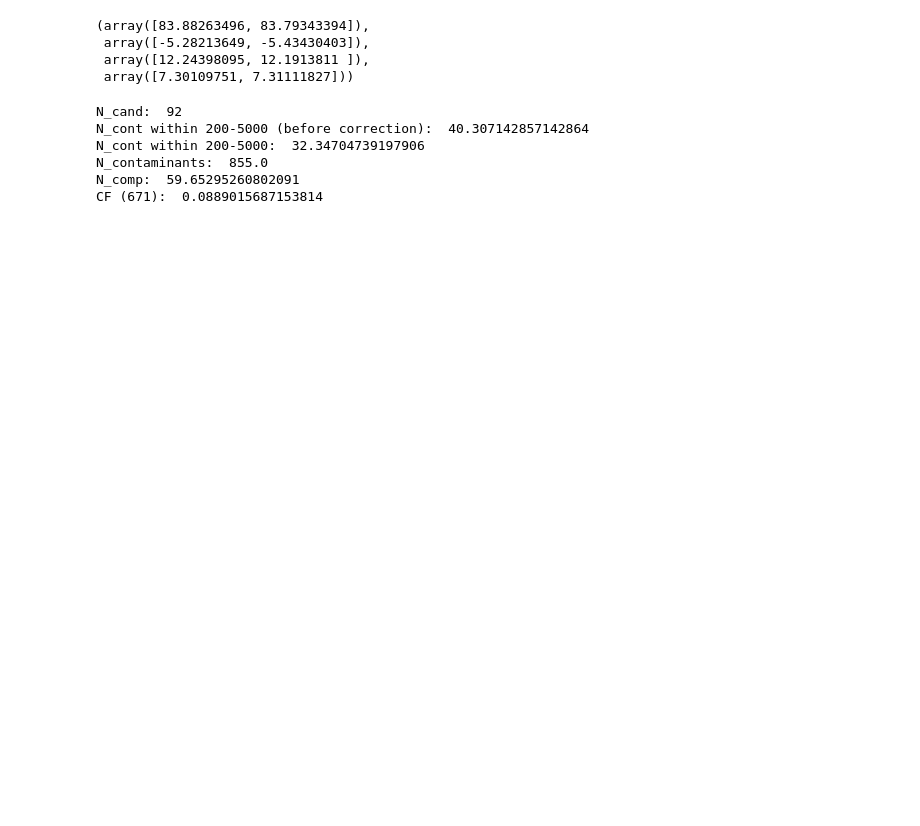
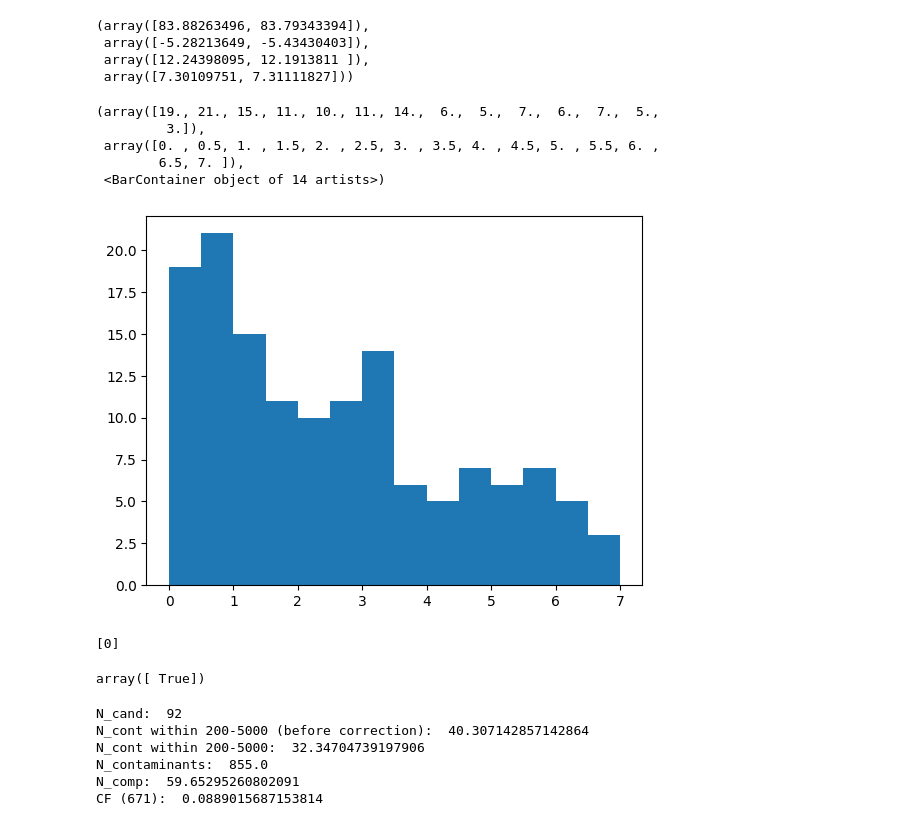
Before and after one commit to PrabhaniR/Artificial_Star_Test, a Jupyter notebook: CF.ipynb, the cells around one changed output. Cells and saved outputs as stored; diff of their text form; code cells hidden in the pictures; blank space fills up the shorter version.

```diff
--- a/CF.ipynb
+++ b/CF.ipynb
@@ -362,6 +388,24 @@ r_comp[dm_comp*10>70], dc_comp[dm_comp*10>70], mag_prim[dm_comp*10>70], dm_comp[
  array([-5.28213649, -5.43430403]),
  array([12.24398095, 12.1913811 ]),
  array([7.30109751, 7.31111827]))
+# %%
+plt.subplots()
+plt.hist(dm_comp, bins=np.arange(0, 7.5, 0.5))
+# %% [output]
+(array([19., 21., 15., 11., 10., 11., 14.,  6.,  5.,  7.,  6.,  7.,  5.,
+         3.]),
+ array([0. , 0.5, 1. , 1.5, 2. , 2.5, 3. , 3.5, 4. , 4.5, 5. , 5.5, 6. ,
+        6.5, 7. ]),
+ <BarContainer object of 14 artists>)
+[figure, added]
+# %%
+i_comp,  = np.argwhere(~np.isnan((np.abs(m_comp)-m_prim)<=7.0))
+if len(i_comp):
+    print(i_comp)
+(np.abs(m_comp)-m_prim)<=7.0
+# %% [output]
+[0]
+array([ True])
 # %%
 def CF(ra_cat, dec_cat, m_cat, i_yso):
     N_total = len(i_yso) #Total number of YSOs
```
Also changed, not shown: parts of 16 cells of this notebook.
